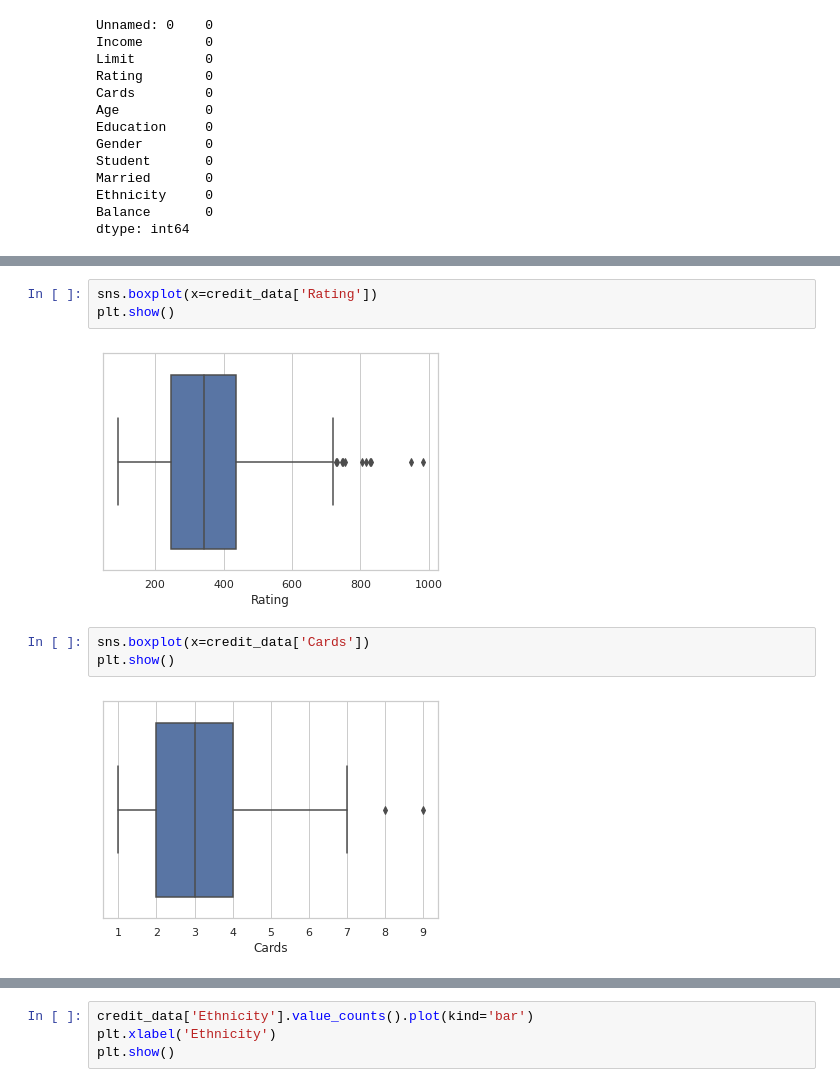
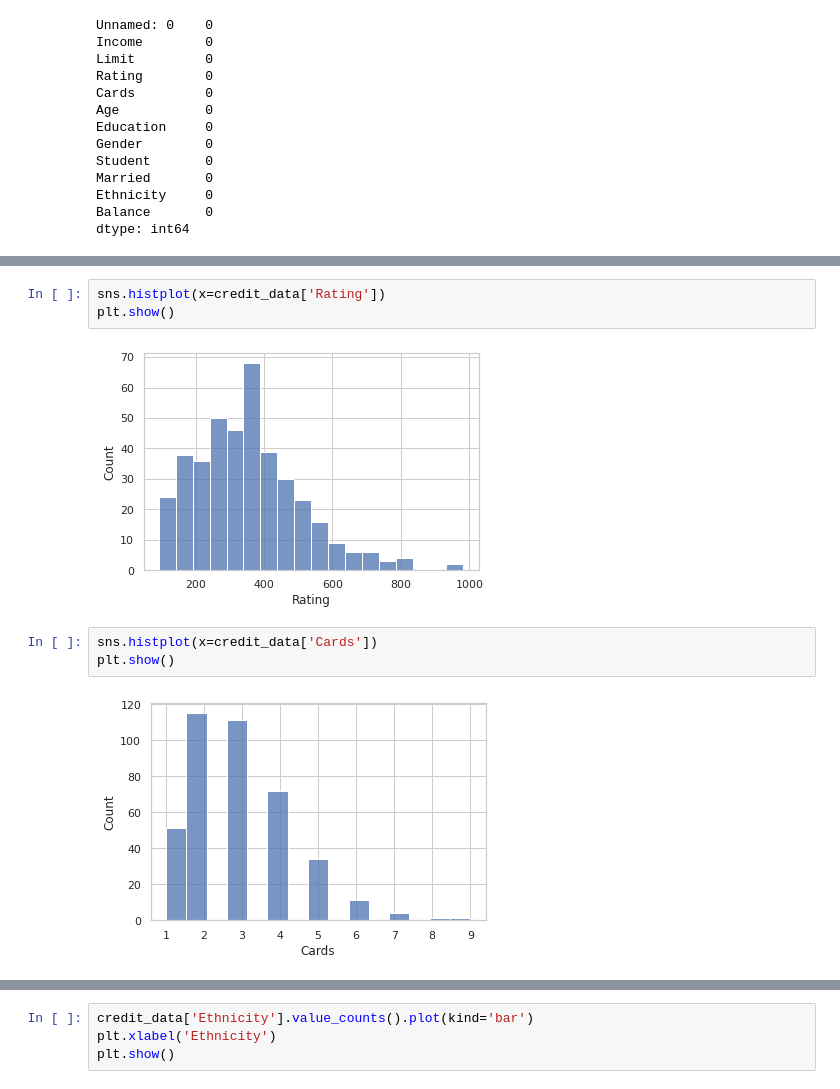
Before and after one commit to ahmedopolis/YCBS-255-Statistical-Machine-Learning, a Jupyter notebook: Assignments/Assignment 2/Assignment02_mcgill_ahmedibrahim.ipynb, the cells around one changed output, grey strips where cells are left out. Drawn from its saved outputs; the diff is of its cells as text.

```diff
--- a/Assignments/Assignment 2/Assignment02_ahmedibrahim.ipynb
+++ b/Assignments/Assignment 2/Assignment02_mcgill_ahmedibrahim.ipynb
@@ -175,11 +186,11 @@ plt.show()
 # %%
-sns.boxplot(x=credit_data['Rating'])
+sns.histplot(x=credit_data['Rating'])
 plt.show()
 # %% [output]
-[figure, old version]
+[figure, new version]
 # %%
-sns.boxplot(x=credit_data['Cards'])
+sns.histplot(x=credit_data['Cards'])
 plt.show()
 # %% [output]
-[figure, old version]
+[figure, new version]
 # %%
```
Also changed, not shown: parts of 70 cells of this notebook.
